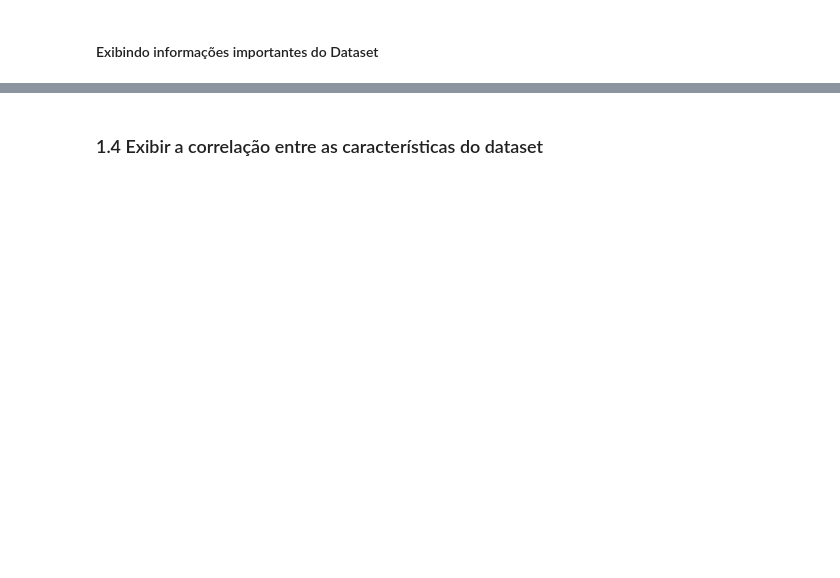
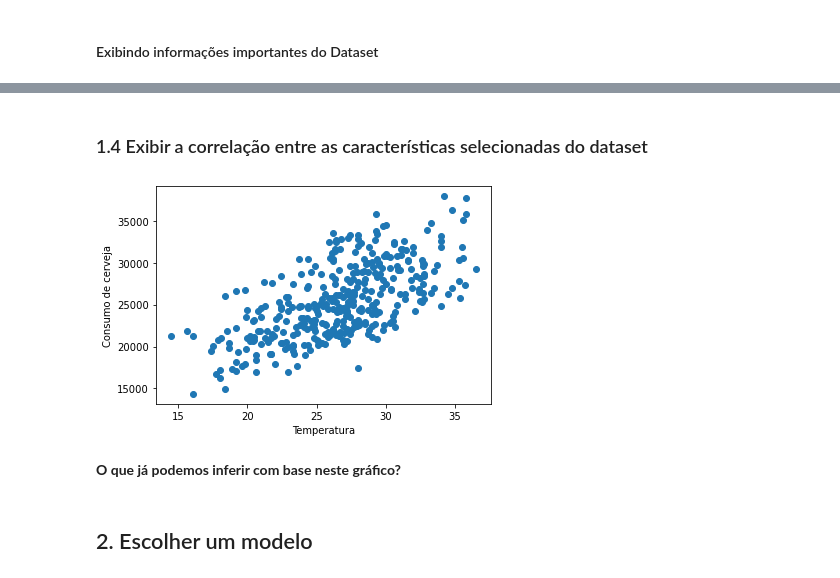
Before and after one commit to idcesares/Clube-de-STEM-IA-ESEM, a Jupyter notebook: Prática-2_Regressão-Linear-Scikit-Learn/Regressão Linear com Scikit-Learn.ipynb, the cells around one changed output, grey strips where cells are left out. Saved outputs shown, nothing was run; the diff lists cells and outputs as text; code cells hidden in the pictures; blank space fills up the shorter version.

```diff
--- a/Prática-2_Regressão-Linear-Scikit-Learn/Regressão Linear com Scikit-Learn.ipynb
+++ b/Prática-2_Regressão-Linear-Scikit-Learn/Regressão Linear com Scikit-Learn.ipynb
@@ -77,0 +114,3 @@ TypeError: can only concatenate str (not "int") to str
+# %%
+y = df[['consumo']]
+y.head()
@@ -77,0 +127,3 @@ TypeError: can only concatenate str (not "int") to str
+# %%
+X = df[['temp_max']]
+X.head()
@@ -78,2 +137,14 @@ TypeError: can only concatenate str (not "int") to str
 # %% [markdown]
-### 1.4 Exibir a correlação entre as características do dataset
+### 1.4 Exibir a correlação entre as características selecionadas do dataset
+# %%
+# Aqui utilizaremos o Matplotlib para criar um gráfico de disperssão dos valores correlacionados entre as variáveis selecionadas
+plt.scatter(X, y)
+plt.ylabel("Consumo de cerveja")
+plt.xlabel("Temperatura")
+plt.show();
+# %% [output]
+[figure, added]
+# %% [markdown]
+**O que já podemos inferir com base neste gráfico?**
+# %% [markdown]
+## 2. Escolher um modelo
```
Also changed, not shown: parts of 49 cells of this notebook.
